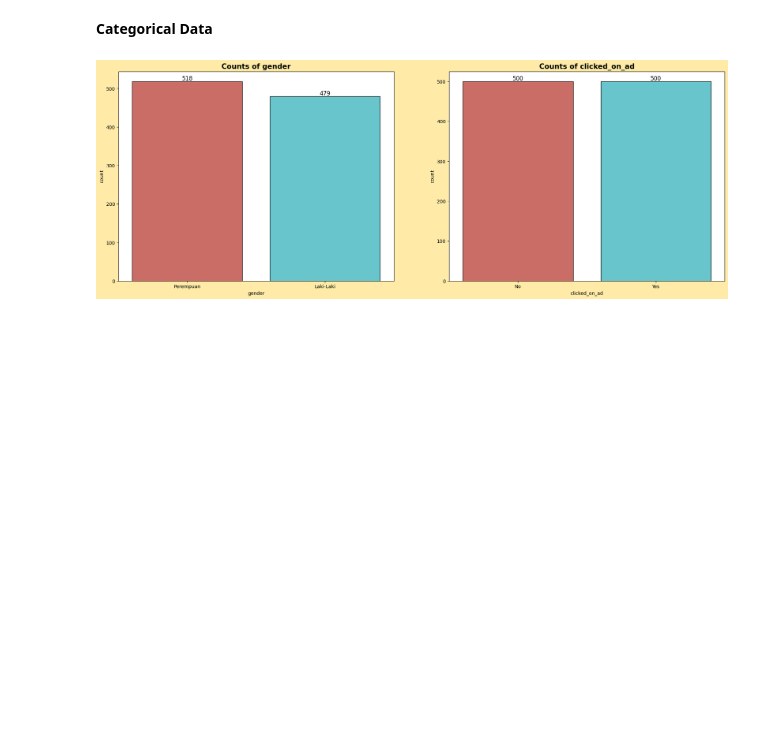
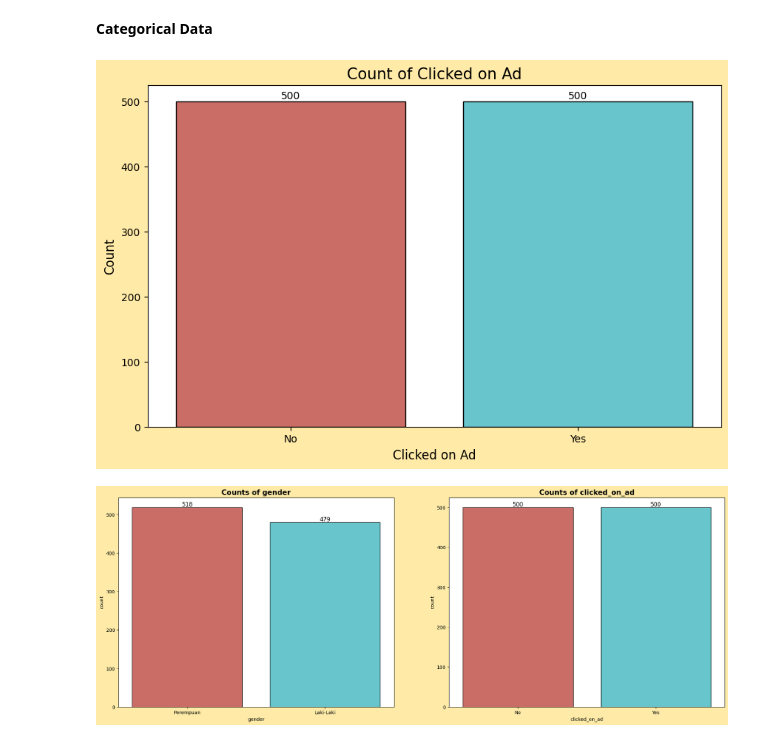
Before and after one commit to azaryasph/Predict-Customer-Clicked-Ads-Classification-By-Using-Machine-Learning, a Jupyter notebook: notebook/Predict Customer Clicked Ads Classification By Using Machine Learning.ipynb, the cells around one changed output. Cells and saved outputs as stored; diff of their text form; code cells hidden in the pictures; blank space fills up the shorter version.

```diff
--- a/notebook/Predict Customer Clicked Ads Classification By Using Machine Learning.ipynb
+++ b/notebook/Predict Customer Clicked Ads Classification By Using Machine Learning.ipynb
@@ -218,6 +218,17 @@ the dataset has 0 duplicate rows.
 ##### Univariate Analysis
 # %% [markdown]
 **Categorical Data**
+# %%
+plt.figure(figsize=(10,6), facecolor='#FFEAA7')
+bar = sns.countplot(x='clicked_on_ad', data=dfe, palette='hls', edgecolor='black')
+for p in bar.patches:
+    bar.annotate(format(p.get_height(), '.0f'), (p.get_x() + p.get_width() / 2., p.get_height()), ha = 'center', va = 'center', xytext = (0, 5), textcoords = 'offset points')
+bar.set_title('Count of Clicked on Ad', fontsize=15)
+bar.set_xlabel('Clicked on Ad', fontsize=12)
+bar.set_ylabel('Count', fontsize=12)
+plt.show()
+# %% [output]
+[figure, added]
 # %%
 lowvar = dfe[['gender', 'clicked_on_ad']]
 highvar = dfe[['city', 'province', 'ad_category']]
```
Also changed, not shown: parts of 24 cells of this notebook.
